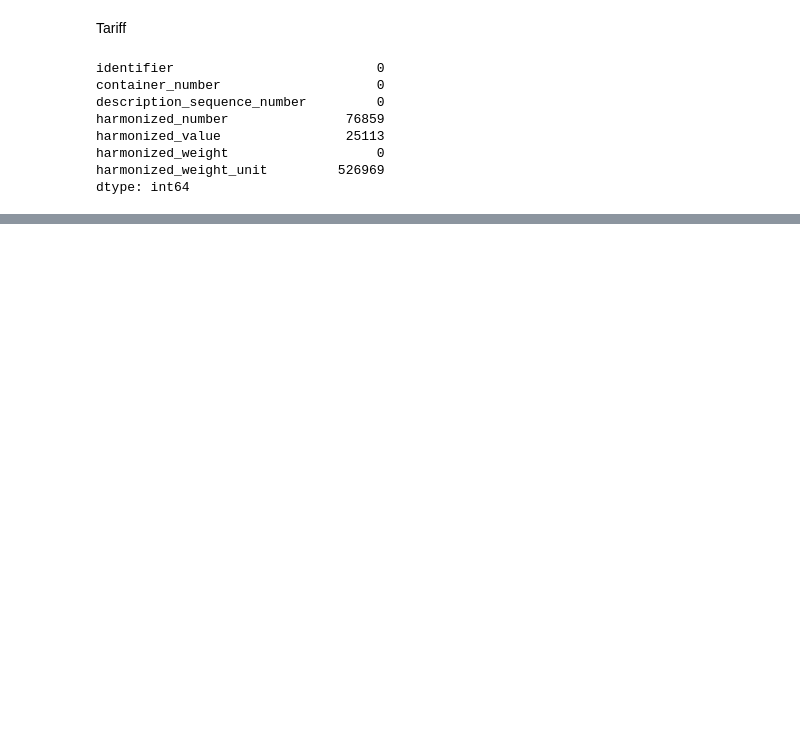
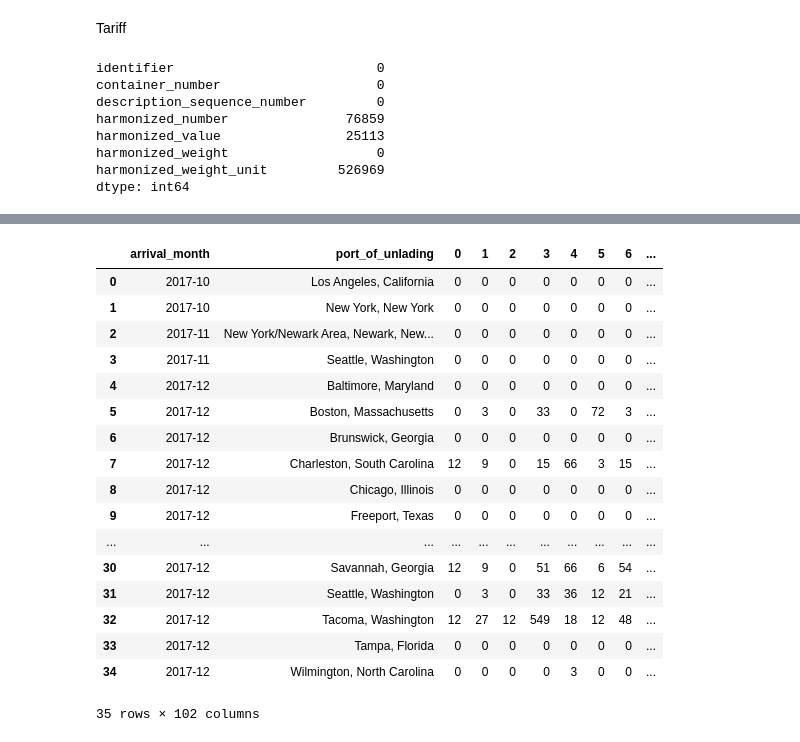
Before and after one commit to williamdoesdev/basicdataprocessing, a Jupyter notebook: analysis.ipynb, the cells around one changed output, grey strips where cells are left out. Saved outputs shown, nothing was run; the diff lists cells and outputs as text; code cells hidden in the pictures; blank space fills up the shorter version.

Commit message:
Last two layers finished

```diff
--- a/analysis.ipynb
+++ b/analysis.ipynb
@@ -235,25 +235,11 @@ header['harmonized_number'] = header['harmonized_number'].apply(
                     lambda x: int(re.sub('\D', '', str(x)[0:2])))
 
 header['actual_arrival_date'] = header['actual_arrival_date'].apply(
-                    lambda x: re.sub('-', '', re.search('-\d*-', x).group()))
+                    lambda x: re.search('\d*-\d*', x).group())
 header.rename(columns={'actual_arrival_date': 'arrival_month'}, inplace=True)
 
 
 unlading = header.groupby(['arrival_month', 'port_of_unlading'])['harmonized_number'].apply(list).reset_index()
 
-# new_columns = pd.DataFrame(columns=unlading['harmonized_number'].to_list())
-
-for i in range(1, 100):
-    unlading.append("hs_" + str(i))
-
-def maphs(x):
-    for i, element in x:
-        column_name = "hs_" + str(element)
-        unlading[column_name] = unlading[column_name] + 1
-        break
-    return
-
-unlading['harmonized_number'].to_list().map(maphs)
-
-unlading.head(50)
+unlading.head()
 # %% [output]
@@ -260,0 +252,62 @@ TypeError: cannot concatenate object of type '<class 'str'>'; only Series and Da
+# %%
+pd.options.display.float_format = '{:.0f}'.format
+# pd.reset_option('display.float_format')
+
+import re
+import numpy as np
+
+header = pd.read_csv('datalake/layer=silver/table=header/year=2018/header_part0.csv')
+
+header['harmonized_number'] = header['harmonized_number'].apply(
+                    lambda x: int(re.sub('\D', '', str(x)[0:2])))
+
+header['actual_arrival_date'] = header['actual_arrival_date'].apply(
+                    lambda x: re.search('\d*-\d*', x).group())
+header.rename(columns={'actual_arrival_date': 'arrival_month'}, inplace=True)
+
+
+unlading = header.groupby(['arrival_month', 'port_of_unlading'])['harmonized_number'].apply(list).reset_index()
+
+# unlading = header.groupby(['arrival_month', 'port_of_unlading'])['harmonized_number'].transform('count')
+# unlading_df = unlading.to_frame()
+
+two_d_array = np.zeros((len(unlading), 100))
+
+for (column_name, column_data) in unlading.iterrows():
+    for i, element in enumerate(column_data['harmonized_number']):
+        two_d_array[column_name][element] = two_d_array[column_name][element] + 1
+
+new = pd.DataFrame(two_d_array)
+
+unlading = pd.concat([unlading, new], axis=1)
+
+unlading.drop(['harmonized_number'], axis=1, inplace=True)
+
+unlading_copy = unlading.copy()
+
+concated = pd.concat([unlading, unlading_copy], axis=0)
+concated = concated.groupby(['arrival_month', 'port_of_unlading']).sum().reset_index()
+
+concated = pd.concat([concated, unlading_copy], axis=0)
+concated = concated.groupby(['arrival_month', 'port_of_unlading']).sum().reset_index()
+
+concated.head(40)
+# %% [output]
+|  | arrival_month | port_of_unlading | 0 | 1 | 2 | 3 | 4 | 5 | 6 | ... |
+| 0 | 2017-10 | Los Angeles, California | 0 | 0 | 0 | 0 | 0 | 0 | 0 | ... |
+| 1 | 2017-10 | New York, New York | 0 | 0 | 0 | 0 | 0 | 0 | 0 | ... |
+| 2 | 2017-11 | New York/Newark Area, Newark, New... | 0 | 0 | 0 | 0 | 0 | 0 | 0 | ... |
+| 3 | 2017-11 | Seattle, Washington | 0 | 0 | 0 | 0 | 0 | 0 | 0 | ... |
+| 4 | 2017-12 | Baltimore, Maryland | 0 | 0 | 0 | 0 | 0 | 0 | 0 | ... |
+| 5 | 2017-12 | Boston, Massachusetts | 0 | 3 | 0 | 33 | 0 | 72 | 3 | ... |
+| 6 | 2017-12 | Brunswick, Georgia | 0 | 0 | 0 | 0 | 0 | 0 | 0 | ... |
+| 7 | 2017-12 | Charleston, South Carolina | 12 | 9 | 0 | 15 | 66 | 3 | 15 | ... |
+| 8 | 2017-12 | Chicago, Illinois | 0 | 0 | 0 | 0 | 0 | 0 | 0 | ... |
+| 9 | 2017-12 | Freeport, Texas | 0 | 0 | 0 | 0 | 0 | 0 | 0 | ... |
+| ... | ... | ... | ... | ... | ... | ... | ... | ... | ... | ... |
+| 30 | 2017-12 | Savannah, Georgia | 12 | 9 | 0 | 51 | 66 | 6 | 54 | ... |
+| 31 | 2017-12 | Seattle, Washington | 0 | 3 | 0 | 33 | 36 | 12 | 21 | ... |
+| 32 | 2017-12 | Tacoma, Washington | 12 | 27 | 12 | 549 | 18 | 12 | 48 | ... |
+| 33 | 2017-12 | Tampa, Florida | 0 | 0 | 0 | 0 | 0 | 0 | 0 | ... |
+| 34 | 2017-12 | Wilmington, North Carolina | 0 | 0 | 0 | 0 | 3 | 0 | 0 | ... |
+35 rows × 102 columns
```
Also changed, not shown: parts of 7 cells of this notebook, 2 other files.
